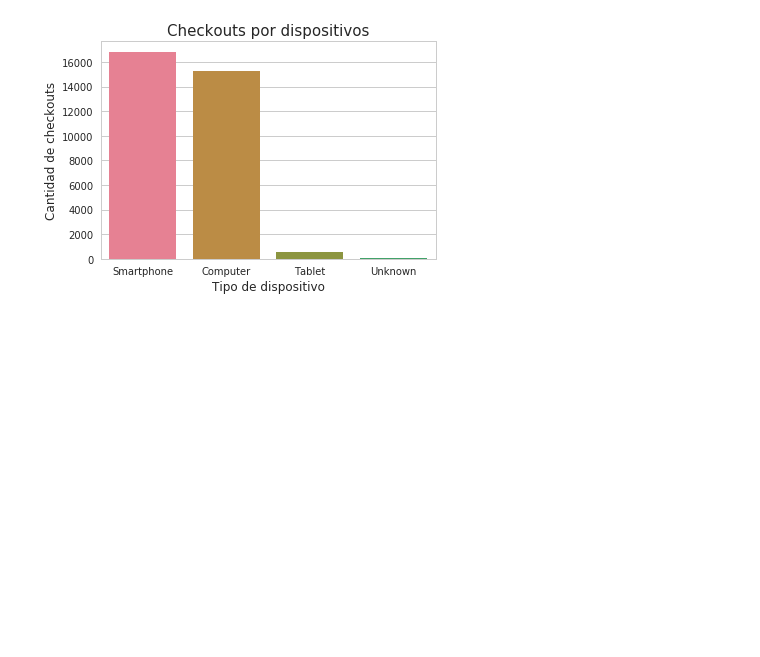
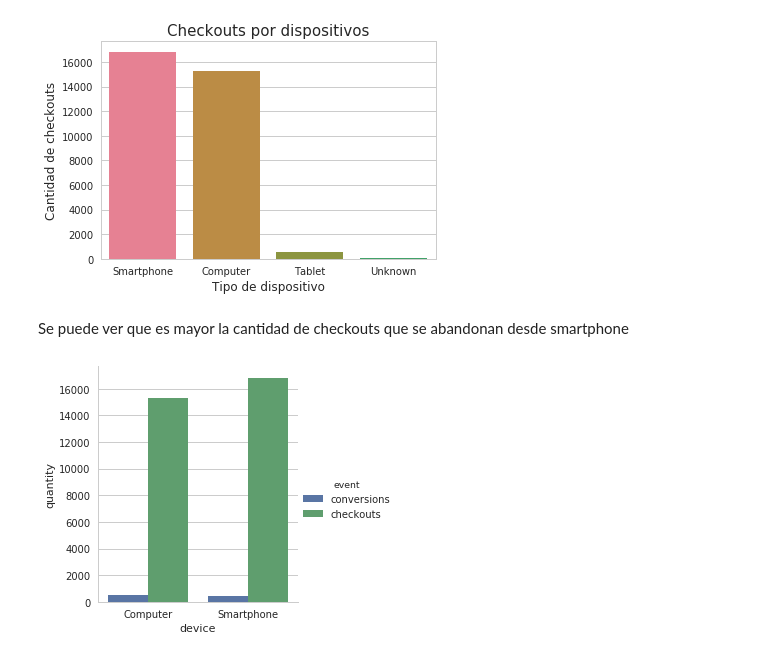
Before and after one commit to jowisaidman/tp1_analisis_exploratorio, a Jupyter notebook: Notebooks/Camila/Resumen/browser_analisis.ipynb, the cells around one changed output. Cells and saved outputs as stored; diff of their text form; code cells hidden in the pictures; blank space fills up the shorter version.

```diff
--- a/Notebooks/Camila/Resumen/browser_analisis.ipynb
+++ b/Notebooks/Camila/Resumen/browser_analisis.ipynb
@@ -165,3 +184,15 @@ g.set_xlabel("Tipo de dispositivo", fontsize=12)
 g.set_ylabel("Cantidad de checkouts", fontsize=12);
 # %% [output]
 [figure]
+# %% [markdown]
+Se puede ver que es mayor la cantidad de checkouts que se abandonan desde smartphone
+# %%
+merged.columns = ['device', 'conversions']
+merged2.columns = ['device', 'checkouts']
+checkouts_vs_conversions = pd.merge(merged, merged2, on='device')
+checkouts_vs_conversions.set_index('device', inplace=True)
+checkouts_vs_conversions = checkouts_vs_conversions.stack(level=0).reset_index()
+checkouts_vs_conversions.columns = ['device','event','quantity']
+g = sns.factorplot(x='device', y='quantity', hue='event', data=checkouts_vs_conversions[:4], kind='bar')
+# %% [output]
+[figure, added]
```
Also changed, not shown: parts of 3 cells of this notebook, 1 other file.
